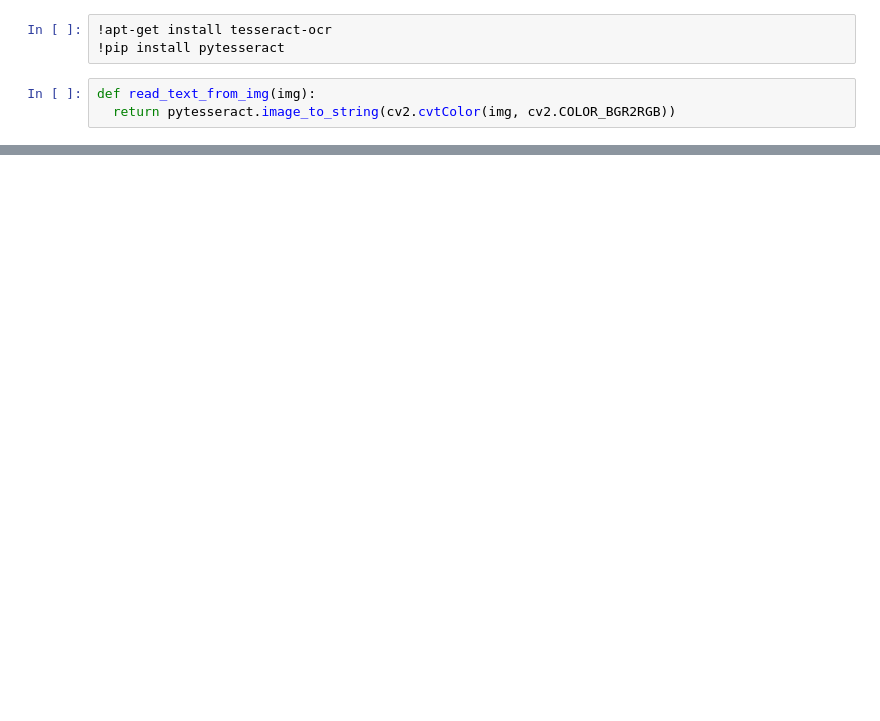
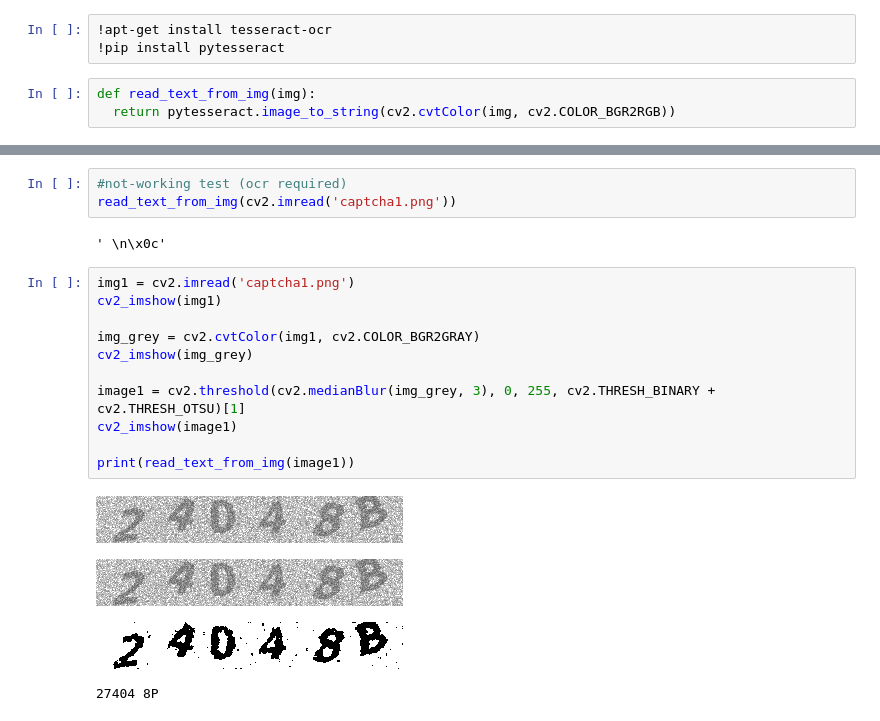
Before and after one commit to pawelp0499/Zaawansowane_programowanie21, a Jupyter notebook: main.ipynb, the cells around one changed output, grey strips where cells are left out. Drawn from its saved outputs; the diff is of its cells as text; blank space fills up the shorter version.

```diff
--- a/main.ipynb
+++ b/main.ipynb
@@ -17,0 +40,21 @@ read_text_from_img(cv2.imread('/content/sample_data/picture5.jpg'))
+# %%
+#not-working test (ocr required)
+read_text_from_img(cv2.imread('captcha1.png'))
+# %% [output]
+' \n\x0c'
+# %%
+img1 = cv2.imread('captcha1.png')
+cv2_imshow(img1)
+
+img_grey = cv2.cvtColor(img1, cv2.COLOR_BGR2GRAY)
+cv2_imshow(img_grey)
+
+image1 = cv2.threshold(cv2.medianBlur(img_grey, 3), 0, 255, cv2.THRESH_BINARY + cv2.THRESH_OTSU)[1]
+cv2_imshow(image1)
+
+print(read_text_from_img(image1))
+# %% [output]
+[figure, added]
+[figure, added]
+[figure, added]
+27404 8P
```
Also changed, not shown: parts of 2 cells of this notebook.
